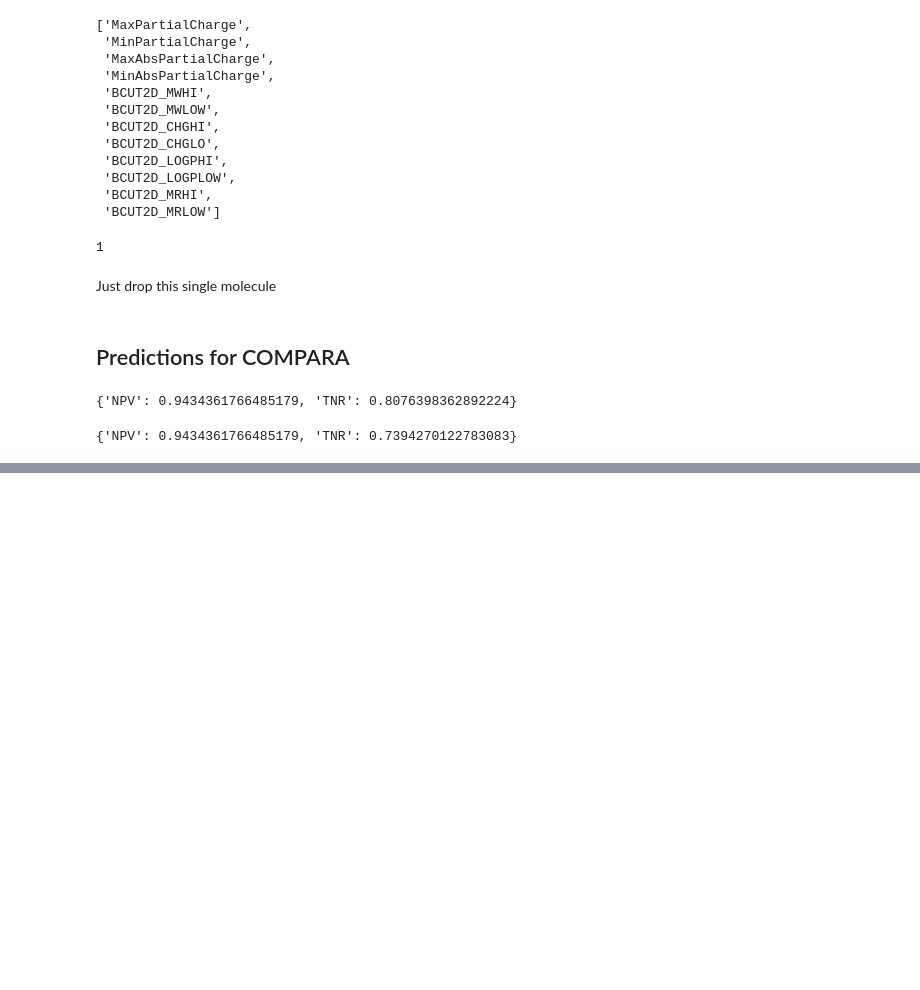
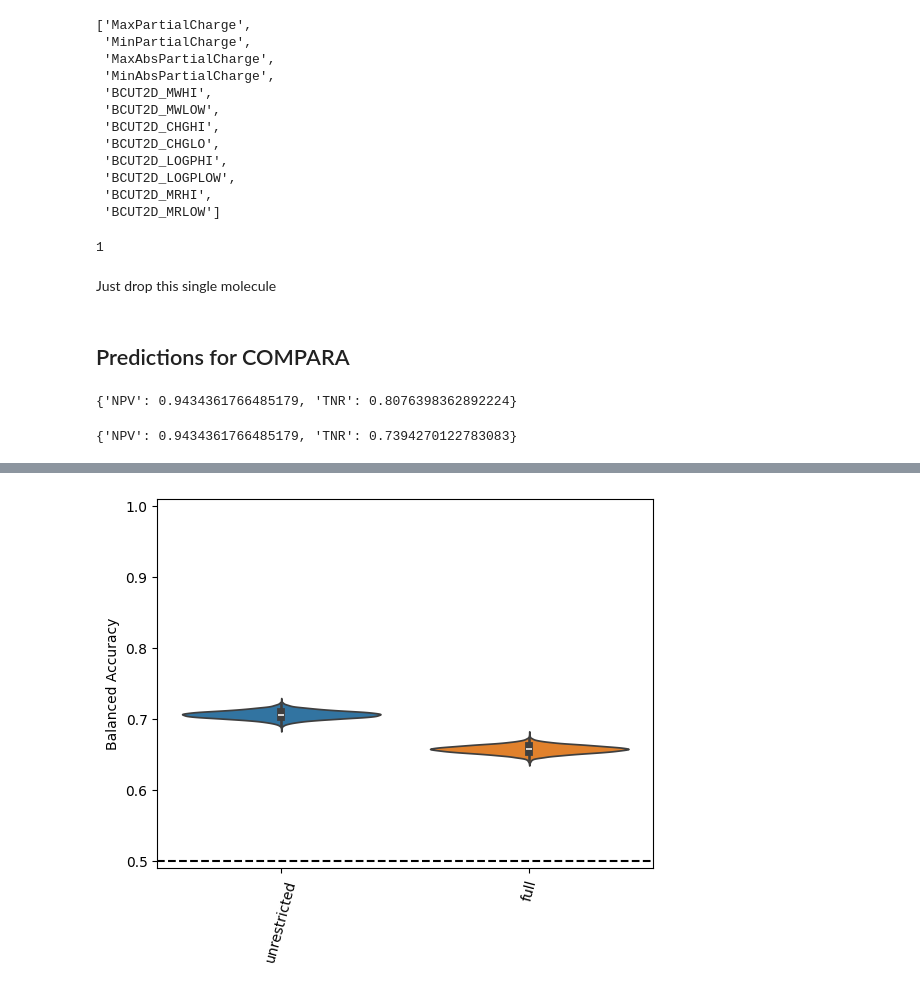
Before and after one commit to niklastoetsch/CS-SMol-AndroR-model-publication, a Jupyter notebook: compara_predictions_and_CV_for_unrestricted_dataset.ipynb, the cells around one changed output, grey strips where cells are left out. Cells and saved outputs as stored; diff of their text form; code cells hidden in the pictures; blank space fills up the shorter version.

Commit message:
add PubChem analysis to compara notebook

```diff
--- a/compara_predictions_and_CV_for_unrestricted_dataset.ipynb
+++ b/compara_predictions_and_CV_for_unrestricted_dataset.ipynb
@@ -302,0 +372,4 @@ Text(0.5, 0, 'Specificity')
+# %%
+rdkit_not_too_high = (rdkit_descriptors_pubchem > 1e10).sum(axis=1) == 0
+rdkit_descriptors_pubchem = rdkit_descriptors_pubchem[rdkit_not_too_high]
+andror_df_pubchem = andror_df_pubchem[rdkit_not_too_high]
@@ -302,0 +402,16 @@ Text(0.5, 0, 'Specificity')
+# %%
+pubchem_predictions_trained_on_full = HTS_model_full.predict_proba(
+    X=rdkit_descriptors_pubchem
+)
+
+PREDICTIONS_pubchem_trained_on_full = Predictions(
+    y=andror_df_pubchem["binding_prp"].replace({1.0: "inhibitor", 0.0: "inactive"}),
+    y_hat=pubchem_predictions_trained_on_full[:, 1] > 0.5,
+    y_hat_proba=pubchem_predictions_trained_on_full,
+    )
+
+CV_compara_trained_on_full = CV([{
+    "y": andror_df_pubchem["binding_prp"].replace({1.0: "inhibitor", 0.0: "inactive"}),
+    "y_hat": pubchem_predictions_trained_on_full[:, 1] > 0.5,
+    "y_hat_proba": pubchem_predictions_trained_on_full,}
+])
@@ -302,0 +422,67 @@ Text(0.5, 0, 'Specificity')
+# %%
+comparison_df = {}
+
+label_threshold = 0.5
+sel_metric = "balanced accuracy"
+sample_size_posterior = 10000
+prior = 1
+
+data_dict = {
+    "unrestricted": CV_pubchem_trained_on_unrestricted,
+    "full": CV_compara_trained_on_full,
+}
+
+for feature_list, cv in data_dict.items():
+    metric_estimates = []
+    for fold in cv.folds:
+        curr_cm = confusion_matrix(fold.y == "inhibitor", fold.y_hat_proba[:, 1] >= label_threshold, labels=[True, False])
+        TP, FN, FP, TN = curr_cm.flatten()
+        tpr_samples = np.random.beta(TP + prior, FN + prior, size=sample_size_posterior)
+        tnr_samples = np.random.beta(TN + prior, FP + prior, size=sample_size_posterior)
+        ppv_samples = np.random.beta(TP + prior, FP + prior, size=sample_size_posterior)
+        npv_samples = np.random.beta(TN + prior, FN + prior, size=sample_size_posterior)
+        if sel_metric == "balanced accuracy":
+            curr_samples = (tpr_samples + tnr_samples) / 2
+        elif sel_metric == "MCC":
+            curr_samples = np.sqrt(tpr_samples * tnr_samples * ppv_samples * npv_samples) - np.sqrt(
+                (1 - tpr_samples) * (1 - tnr_samples) * (1 - ppv_samples) * (1 - npv_samples))
+        elif sel_metric == "NPV":
+            curr_samples = npv_samples
+        elif sel_metric == "TNR":
+            curr_samples = tnr_samples
+        elif sel_metric == "TPR":
+            curr_samples = tpr_samples
+        elif sel_metric == "PPV":
+            curr_samples = ppv_samples
+        metric_estimates += list(curr_samples)
+    comparison_df[feature_list] = metric_estimates
+
+comparison_df = pd.DataFrame(comparison_df)
+
+sns.violinplot(comparison_df)
+# rotate xlabels
+plt.xticks(rotation=75)
+
+if sel_metric == "MCC":
+    plt.ylim(-0.1, 1.)
+    plt.axhline(0., color='k', linestyle='--')
+    plt.ylabel(f"Matthews Correlation Coefficient (MCC)")
+elif sel_metric == "balanced accuracy":
+    plt.ylim(0.49, 1.01)
+    plt.axhline(0.5, color='k', linestyle='--')
+    plt.ylabel(f"Balanced Accuracy")
+elif sel_metric == "NPV":
+    plt.ylim(0.95, 1.0)
+    plt.ylabel(f"Negative Predictive Value (NPV)")
+elif sel_metric == "PPV":
+    plt.ylabel(f"Positive Predictive Value (PPV)")
+elif sel_metric == "TPR":
+    plt.ylabel(f"True Positive Rate (TPR)")
+elif sel_metric == "TNR":
+    plt.ylim(0.4, 1.0)
+    plt.ylabel(f"True Negative Rate (TNR)")
+
+
+comparison_df.to_csv(f"pubchem_bayesian_{sel_metric}_estimates.csv")
+# %% [output]
+[figure, added]
```
Also changed, not shown: parts of 43 cells of this notebook.
